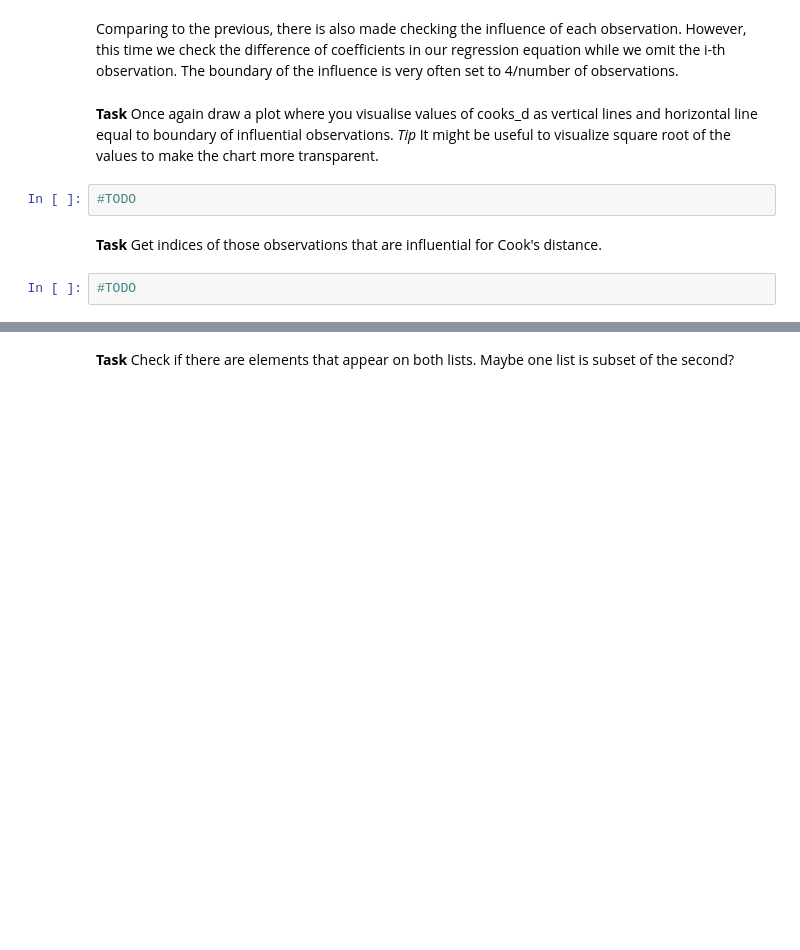
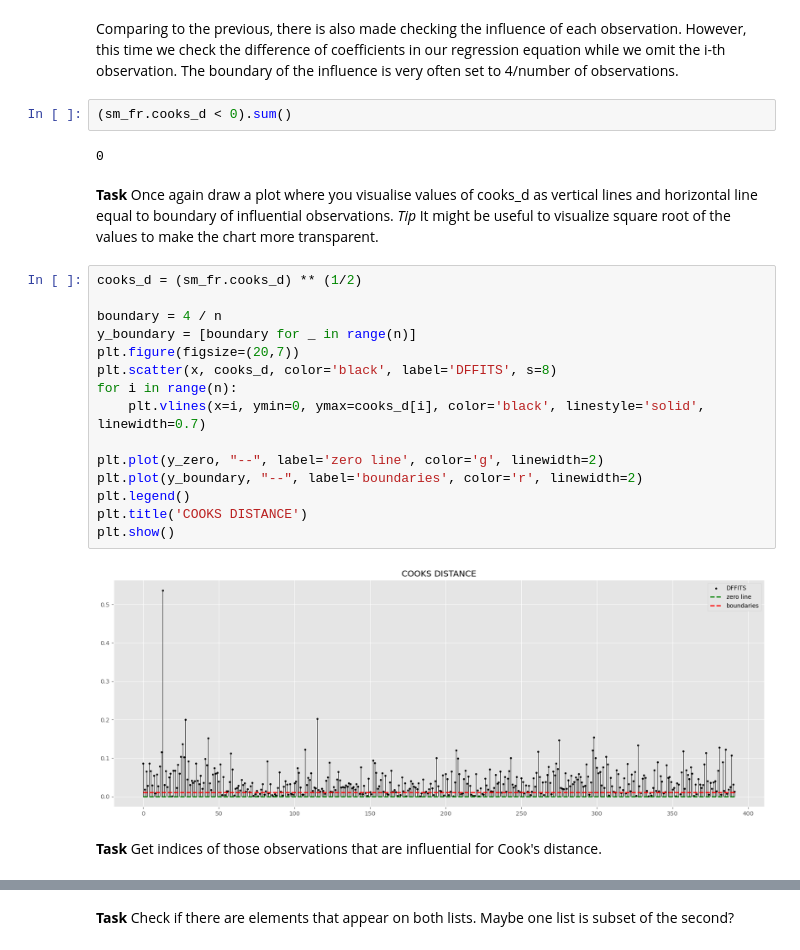
Before and after one commit to kamil271e/snum-lab, a Jupyter notebook: lab5_regression/regression.ipynb, the cells around one changed output, grey strips where cells are left out. Saved outputs shown, nothing was run; the diff lists cells and outputs as text; blank space fills up the shorter version.

```diff
--- a/lab5_regression/regression.ipynb
+++ b/lab5_regression/regression.ipynb
@@ -314,11 +366,28 @@ This measure calculates the influence of i-th example on our regression equation
 #### COOK'S DISTANCE
 # %% [markdown]
 Comparing to the previous, there is also made checking the influence of each observation. However, this time we check the difference of coefficients in our regression equation while we omit the i-th observation. The boundary of the influence is very often set to 4/number of observations.
+# %%
+(sm_fr.cooks_d < 0).sum()
+# %% [output]
+0
 # %% [markdown]
 **Task** Once again draw a plot where you visualise values of cooks_d as vertical lines and horizontal line equal to boundary of influential observations. *Tip* It might be useful to visualize square root of the values to make the chart more transparent.
-# %%
-#TODO
+# %%
+cooks_d = (sm_fr.cooks_d) ** (1/2)
+
+boundary = 4 / n
+y_boundary = [boundary for _ in range(n)]
+plt.figure(figsize=(20,7))
+plt.scatter(x, cooks_d, color='black', label='DFFITS', s=8)
+for i in range(n):
+    plt.vlines(x=i, ymin=0, ymax=cooks_d[i], color='black', linestyle='solid', linewidth=0.7)
+
+plt.plot(y_zero, "--", label='zero line', color='g', linewidth=2)
+plt.plot(y_boundary, "--", label='boundaries', color='r', linewidth=2)
+plt.legend()
+plt.title('COOKS DISTANCE')
+plt.show()
+# %% [output]
+[figure, added]
 # %% [markdown]
 **Task** Get indices of those observations that are influential for Cook's distance.
-# %%
-#TODO
```
Also changed, not shown: parts of 12 cells of this notebook, 1 other file.
